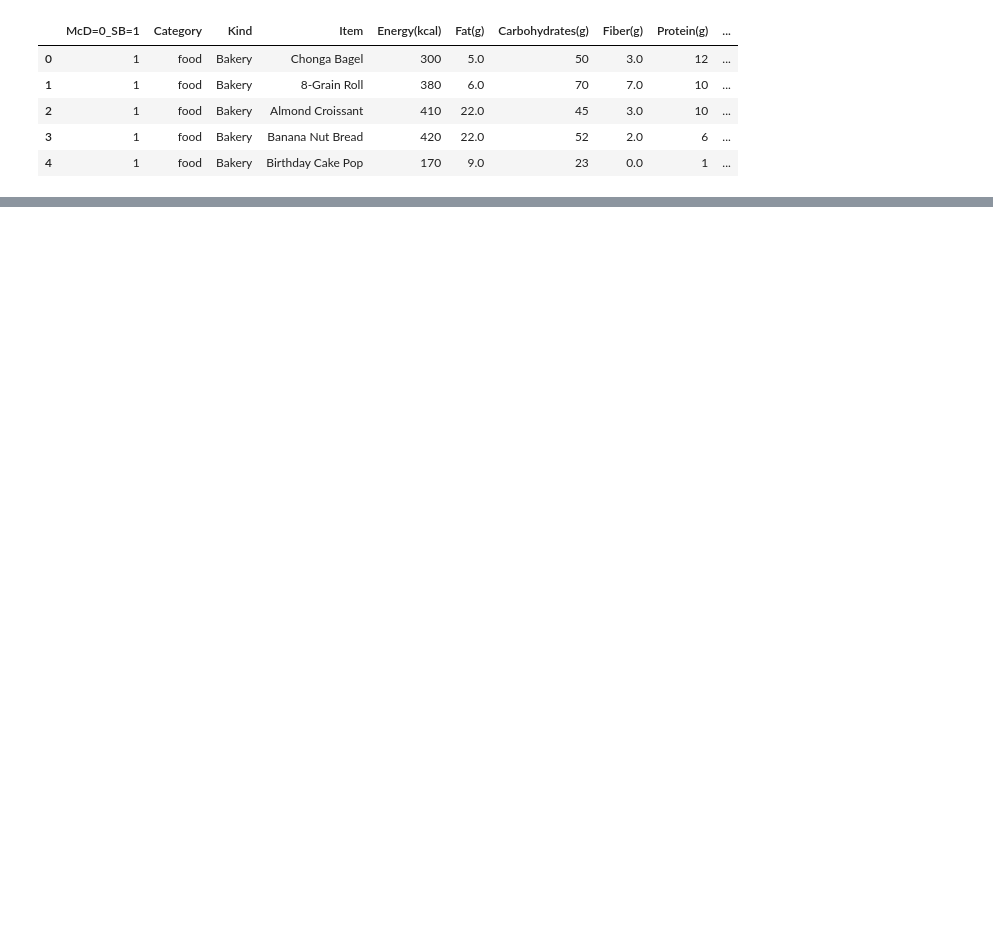
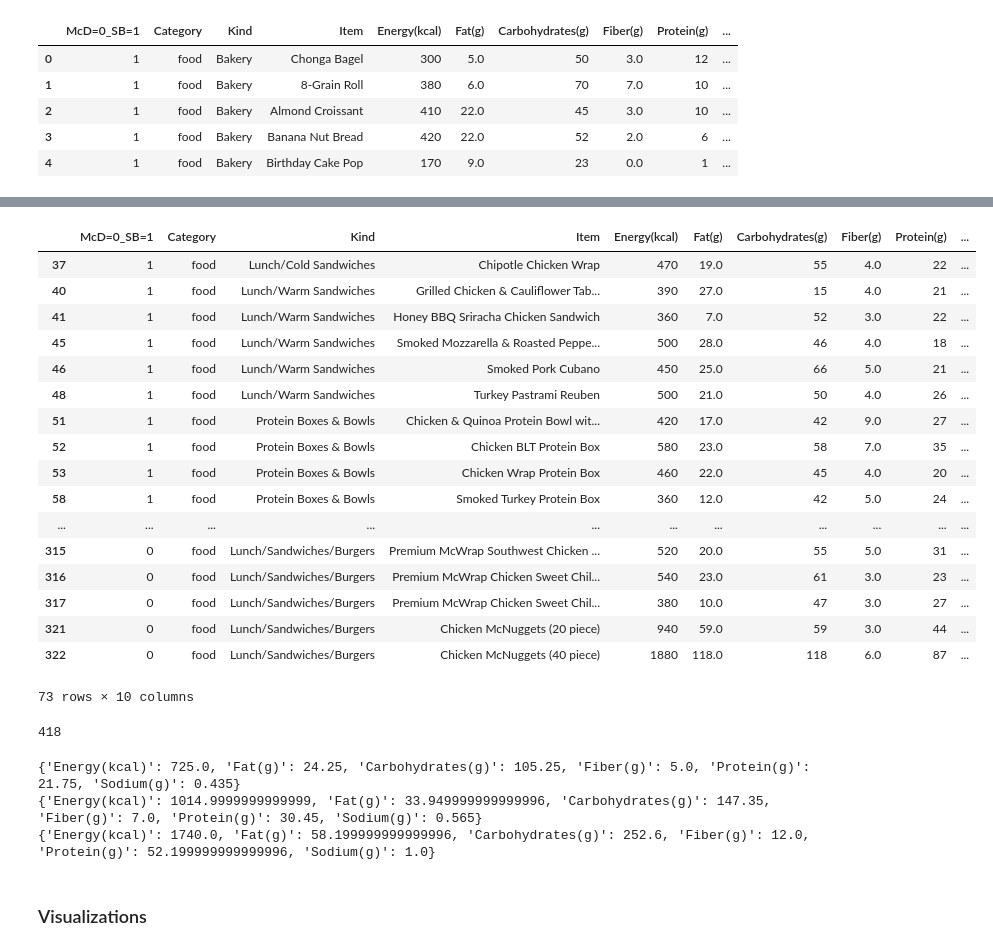
Before and after one commit to merr-src/edu_pet_projects, a Jupyter notebook: edu_pet_projects/data_case_notebook.ipynb, the cells around one changed output, grey strips where cells are left out. Cells and saved outputs as stored; diff of their text form; code cells hidden in the pictures; blank space fills up the shorter version.

```diff
--- a/edu_pet_projects/data_case_notebook.ipynb
+++ b/edu_pet_projects/data_case_notebook.ipynb
@@ -59 +181,51 @@ memory usage: 39.3+ KB
+# %%
+# Well, lets assume that salt needs increases due to sports: 1.0 g sodium threshold:
+menu_df[menu_df['Sodium(g)']>=1]
+# Nevertheless 73 items exceed 1.0 g
+# %% [output]
+|  | McD=0_SB=1 | Category | Kind | Item | Energy(kcal) | Fat(g) | Carbohydrates(g) | Fiber(g) | Protein(g) | ... |
+| 37 | 1 | food | Lunch/Cold Sandwiches | Chipotle Chicken Wrap | 470 | 19.0 | 55 | 4.0 | 22 | ... |
+| 40 | 1 | food | Lunch/Warm Sandwiches | Grilled Chicken & Cauliflower Tab... | 390 | 27.0 | 15 | 4.0 | 21 | ... |
+| 41 | 1 | food | Lunch/Warm Sandwiches | Honey BBQ Sriracha Chicken Sandwich | 360 | 7.0 | 52 | 3.0 | 22 | ... |
+| 45 | 1 | food | Lunch/Warm Sandwiches | Smoked Mozzarella & Roasted Peppe... | 500 | 28.0 | 46 | 4.0 | 18 | ... |
+| 46 | 1 | food | Lunch/Warm Sandwiches | Smoked Pork Cubano | 450 | 25.0 | 66 | 5.0 | 21 | ... |
+| 48 | 1 | food | Lunch/Warm Sandwiches | Turkey Pastrami Reuben | 500 | 21.0 | 50 | 4.0 | 26 | ... |
+| 51 | 1 | food | Protein Boxes & Bowls | Chicken & Quinoa Protein Bowl wit... | 420 | 17.0 | 42 | 9.0 | 27 | ... |
+| 52 | 1 | food | Protein Boxes & Bowls | Chicken BLT Protein Box | 580 | 23.0 | 58 | 7.0 | 35 | ... |
+| 53 | 1 | food | Protein Boxes & Bowls | Chicken Wrap Protein Box | 460 | 22.0 | 45 | 4.0 | 20 | ... |
+| 58 | 1 | food | Protein Boxes & Bowls | Smoked Turkey Protein Box | 360 | 12.0 | 42 | 5.0 | 24 | ... |
+| ... | ... | ... | ... | ... | ... | ... | ... | ... | ... | ... |
+| 315 | 0 | food | Lunch/Sandwiches/Burgers | Premium McWrap Southwest Chicken ... | 520 | 20.0 | 55 | 5.0 | 31 | ... |
+| 316 | 0 | food | Lunch/Sandwiches/Burgers | Premium McWrap Chicken Sweet Chil... | 540 | 23.0 | 61 | 3.0 | 23 | ... |
+| 317 | 0 | food | Lunch/Sandwiches/Burgers | Premium McWrap Chicken Sweet Chil... | 380 | 10.0 | 47 | 3.0 | 27 | ... |
+| 321 | 0 | food | Lunch/Sandwiches/Burgers | Chicken McNuggets (20 piece) | 940 | 59.0 | 59 | 3.0 | 44 | ... |
+| 322 | 0 | food | Lunch/Sandwiches/Burgers | Chicken McNuggets (40 piece) | 1880 | 118.0 | 118 | 6.0 | 87 | ... |
+73 rows × 10 columns
+# %%
+# Let's drop out all items that exceeds the criteria:
+menu_df = menu_df[menu_df['Energy(kcal)'] < sum_norm['Energy(kcal)']]
+menu_df = menu_df[menu_df['Fat(g)'] < sum_norm['Fat(g)']]
+menu_df = menu_df[menu_df['Fiber(g)'] < sum_norm['Fiber(g)']]
+menu_df = menu_df[menu_df['Protein(g)'] < sum_norm['Protein(g)']]
+menu_df = menu_df[menu_df['Sodium(g)'] < 1.0]
+
+len (menu_df)
+# %% [output]
+418
+# %%
+# We increased the sodium sum norm 0.78 --> 1.0, i.e. +0.22.
+# Let's assume that in turns it increases breakfast and dinner
+# sodium norms equally: by 0.11 g. Norm dicts update:
+breakfast_norm['Sodium(g)'] += 0.11
+dinner_norm['Sodium(g)'] += 0.11
+sum_norm['Sodium(g)'] += 0.22
+print (breakfast_norm)
+print (dinner_norm)
+print (sum_norm)
+# %% [output]
+{'Energy(kcal)': 725.0, 'Fat(g)': 24.25, 'Carbohydrates(g)': 105.25, 'Fiber(g)': 5.0, 'Protein(g)': 21.75, 'Sodium(g)': 0.435}
+{'Energy(kcal)': 1014.9999999999999, 'Fat(g)': 33.949999999999996, 'Carbohydrates(g)': 147.35, 'Fiber(g)': 7.0, 'Protein(g)': 30.45, 'Sodium(g)': 0.565}
+{'Energy(kcal)': 1740.0, 'Fat(g)': 58.199999999999996, 'Carbohydrates(g)': 252.6, 'Fiber(g)': 12.0, 'Protein(g)': 52.199999999999996, 'Sodium(g)': 1.0}
+# %% [markdown]
+### Visualizations
 # %%
```
Also changed, not shown: parts of 32 cells of this notebook, 4 other files.
